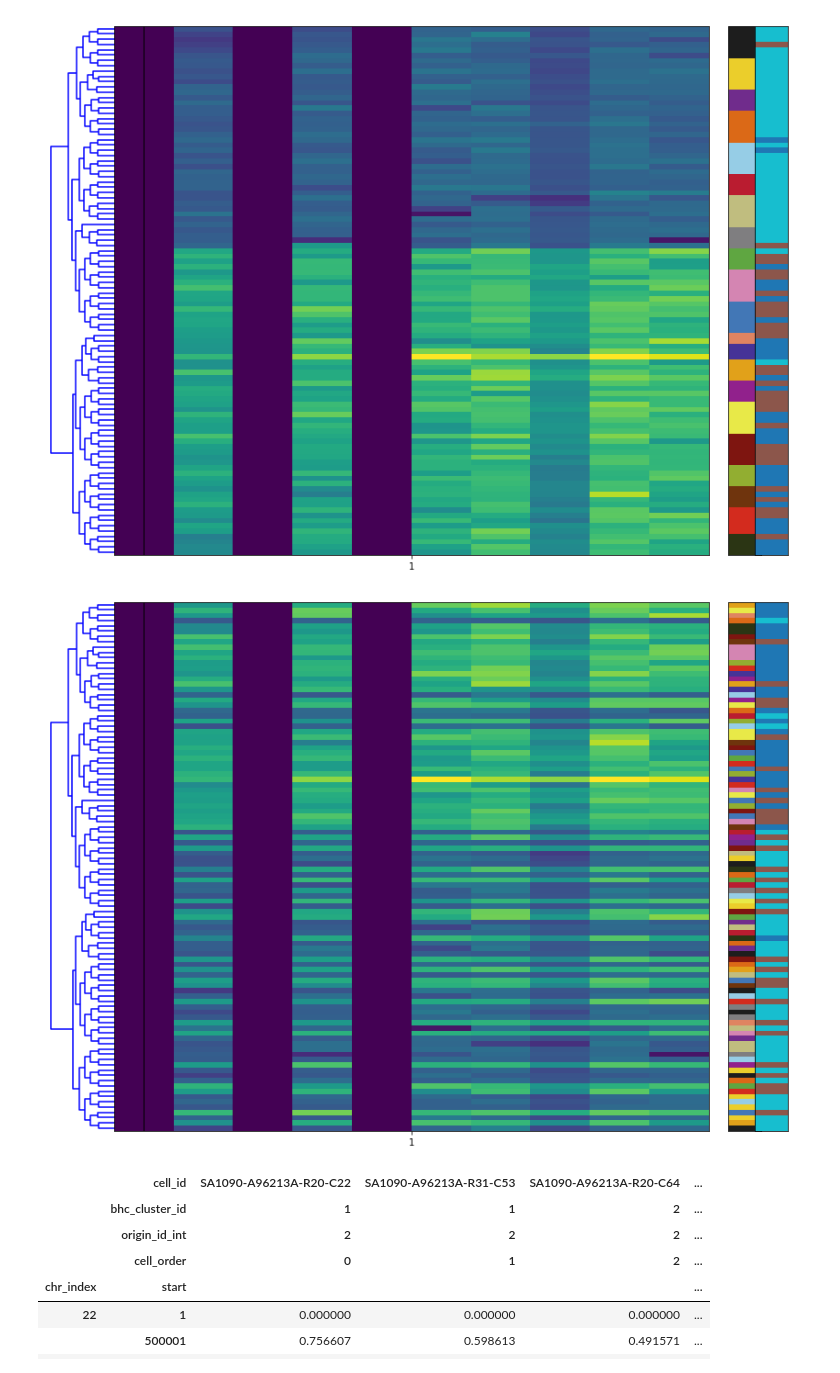
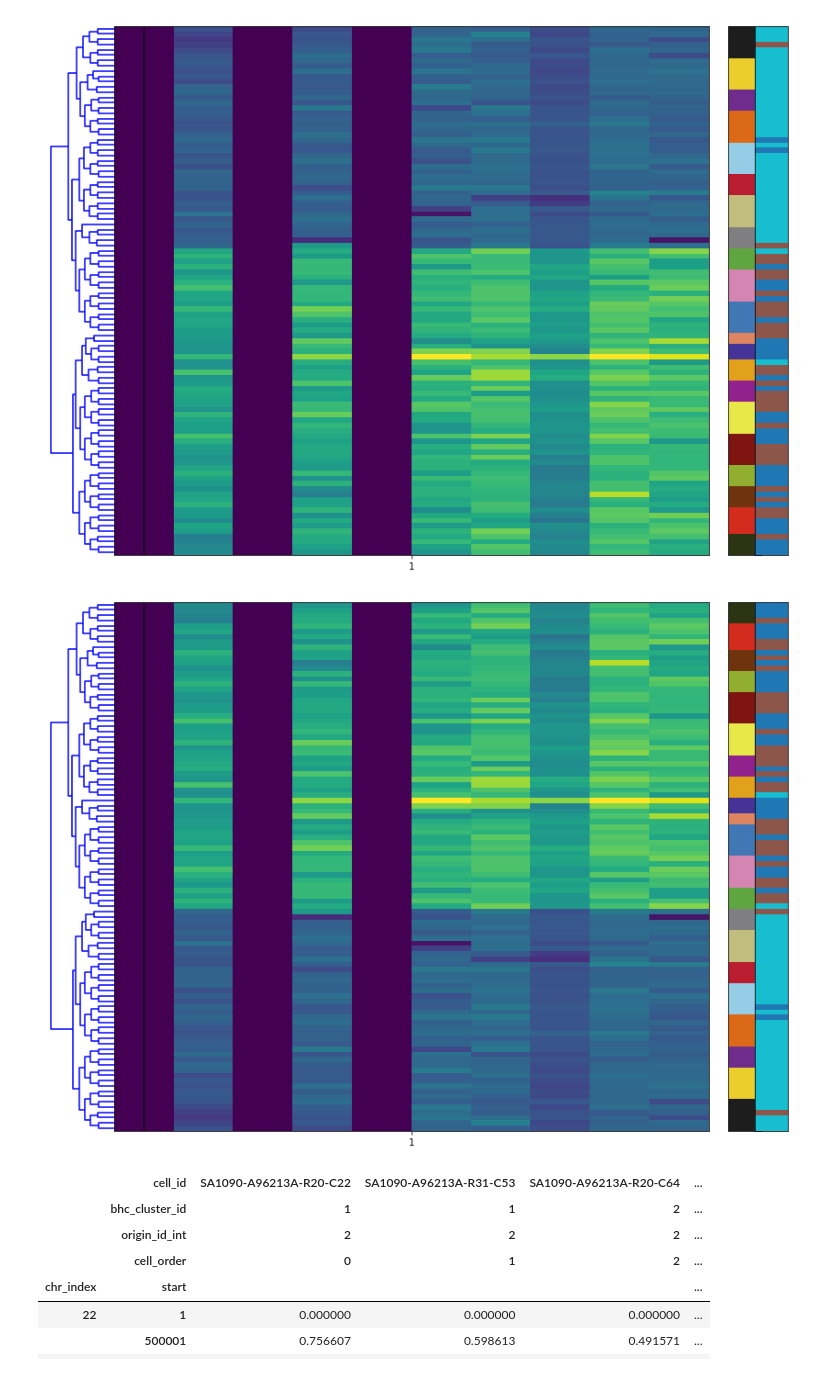
Before and after one commit to shahcompbio/scgenome-deprecated, a Jupyter notebook: notebooks/bayesian_spike_in-Copy1.ipynb, the cells around one changed output. Drawn from its saved outputs; the diff is of its cells as text; code cells hidden in the pictures.

```diff
--- a/notebooks/bayesian_spike_in-Copy1.ipynb
+++ b/notebooks/bayesian_spike_in-Copy1.ipynb
@@ -68,13 +68,13 @@ cn_data = cncluster.prune_cluster(bhc_clusters, bhc_cell_ids, cn_data)
 cn_data["origin_id_int"] = cn_data["origin_id"].factorize()[0]
 
 fig = plt.figure(figsize=(10, 8))
-bimatrix_data, pre_sort = cnplot.plot_clustered_cell_cn_matrix_figure(
+bimatrix_data, ps = cnplot.plot_clustered_cell_cn_matrix_figure(
     fig, cn_data, "copy", cluster_field_name="bhc_cluster_id",
     linkage=lbhc_plot_data, origin_field_name="origin_id_int", raw=True, flip=False,
     cell_id_order=bhc_cell_ids)
 
 fig = plt.figure(figsize=(10, 8))
-bimatrix_data1 = cnplot.plot_clustered_cell_cn_matrix_figure(
+bimatrix_data1, ps = cnplot.plot_clustered_cell_cn_matrix_figure(
     fig, cn_data, "copy", cluster_field_name="bhc_cluster_id",
     linkage=lbhc_plot_data, origin_field_name="origin_id_int", raw=True, flip=True,
     cell_id_order=bhc_cell_ids)
@@ -101,7 +101,7 @@ idx: [ 0 21  2 62  4 13 26 38  3 17 12 15  6 16  9 36  1  7 30 39 14 90 19 84
 homogeneity: 0.8344951133932672, completeness: 0.22665684474871595, v-measure: 0.3564881125811996
 [figure]
 [figure]
-[figure, old version]
+[figure, new version]
 # %%
 display(bimatrix_data)
 # %% [output]
```
Also changed, not shown: parts of 9 cells of this notebook, 5 other files.
